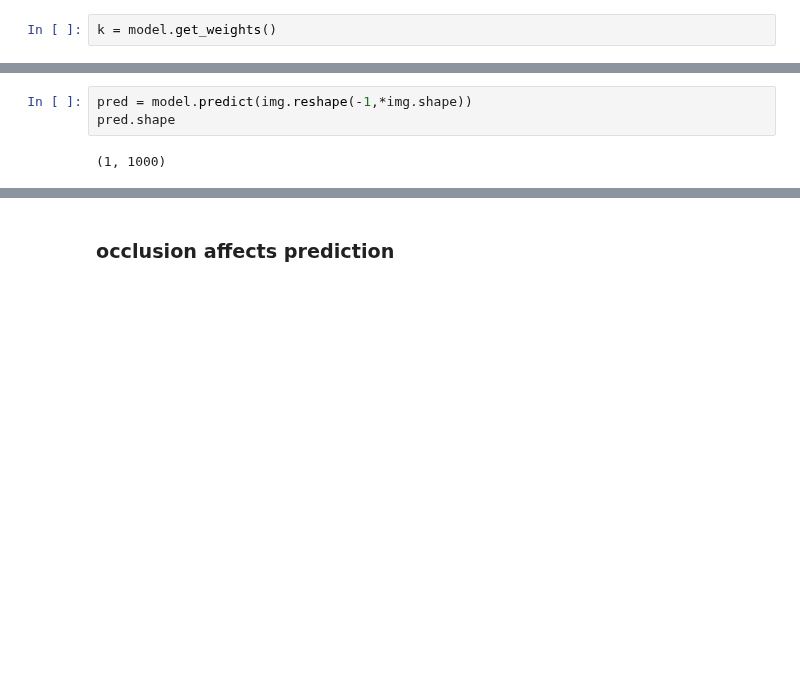
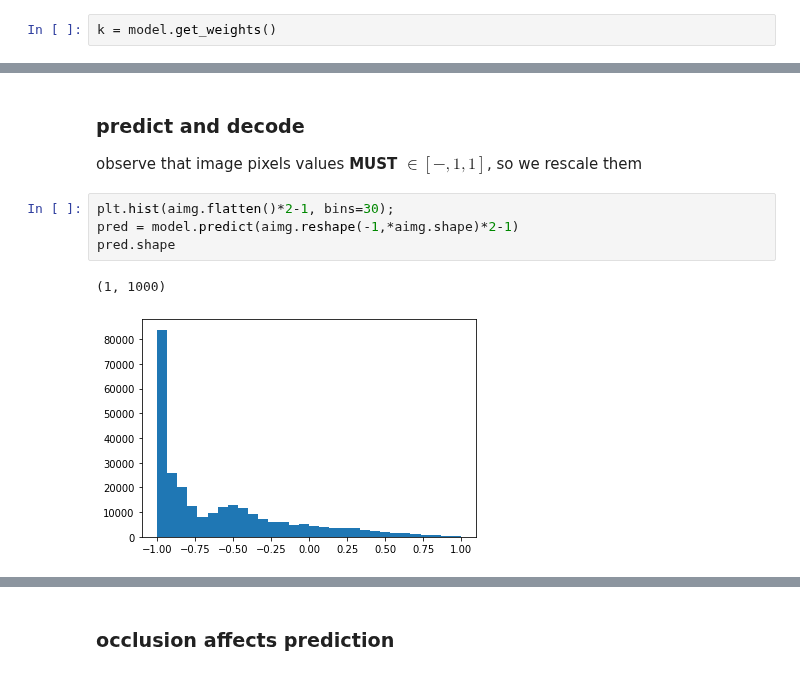
Before and after one commit to jdariasl/DiplomadoEPM_2019, a Jupyter notebook: Modulo3/Modulo 3 (13 - Using Pretrained Models).ipynb, the cells around one changed output, grey strips where cells are left out. Drawn from its saved outputs; the diff is of its cells as text; blank space fills up the shorter version.

```diff
--- a/Modulo3/Modulo 3 (13 - Using Pretrained Models).ipynb
+++ b/Modulo3/Modulo 3 (13 - Using Pretrained Models).ipynb
@@ -76,8 +77,14 @@ plt.imshow(img)
+# %% [markdown]
+### predict and decode
+
+observe that image pixels values **MUST $\in [-,1,1]$**, so we rescale them
 # %%
-pred = model.predict(img.reshape(-1,*img.shape))
+plt.hist(aimg.flatten()*2-1, bins=30);
+pred = model.predict(aimg.reshape(-1,*aimg.shape)*2-1)
 pred.shape
 # %% [output]
 (1, 1000)
+[figure, added]
 # %%
 pred[0]
 # %% [output]
```
Also changed, not shown: parts of 8 cells of this notebook, 1 other file.
